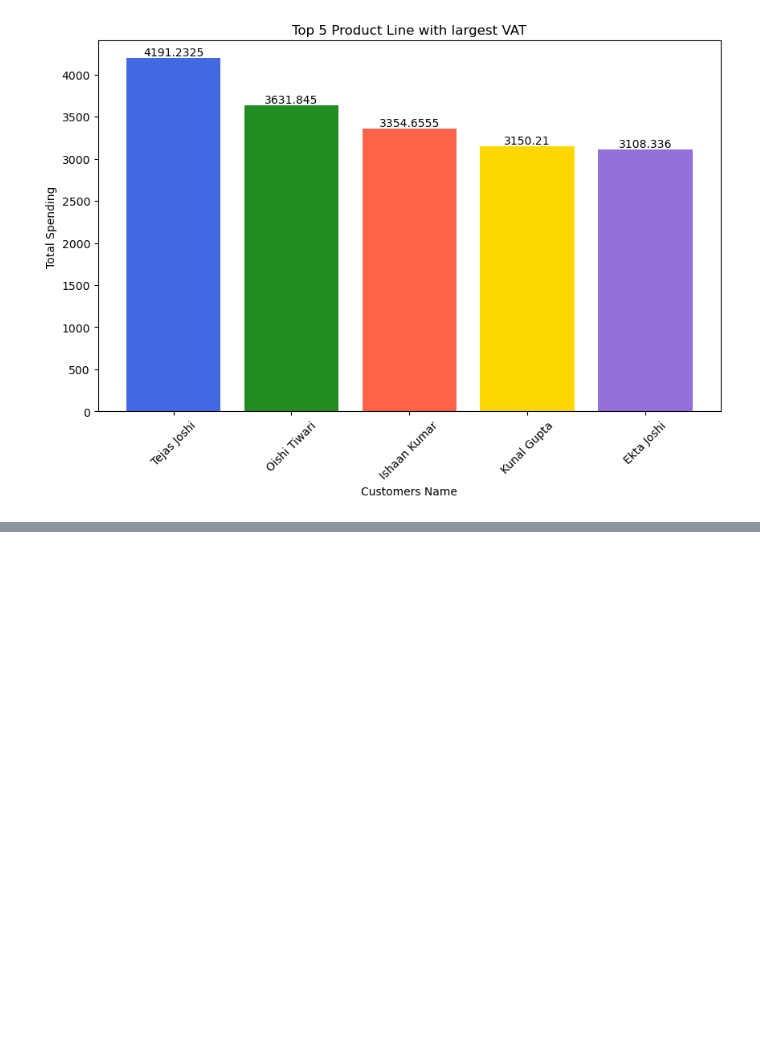
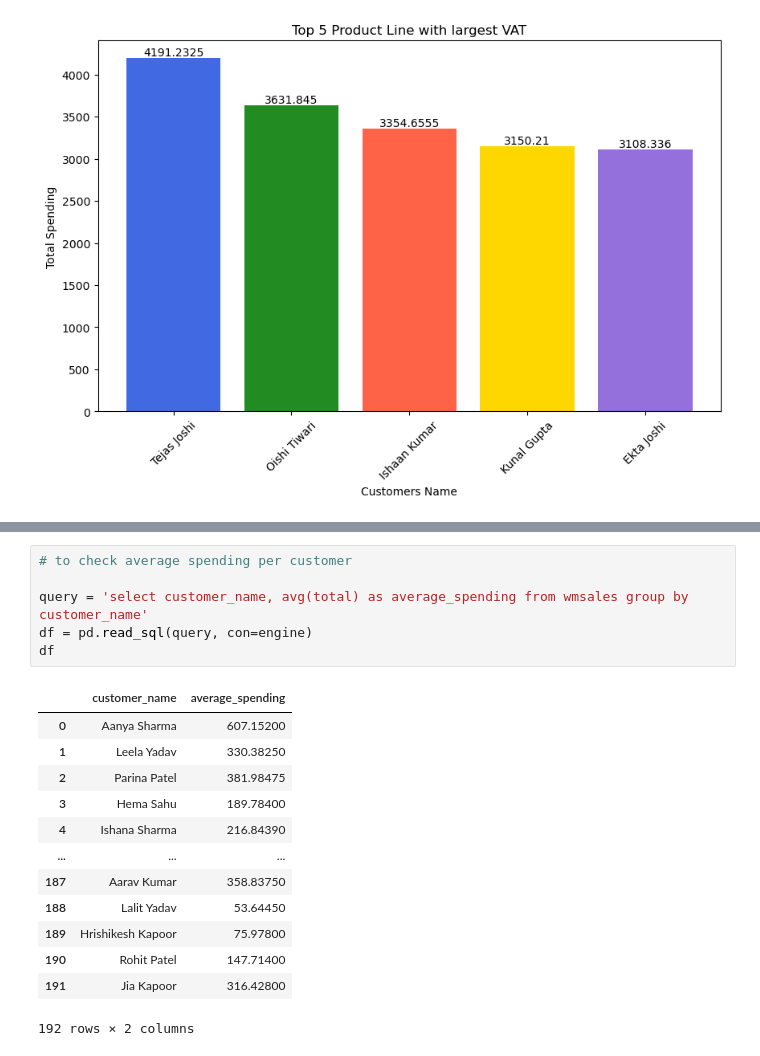
Before and after one commit to manthanvarma/walmart_sales_analysis, a Jupyter notebook: walmart_sales_analysis.ipynb, the cells around one changed output, grey strips where cells are left out. Drawn from its saved outputs; the diff is of its cells as text; blank space fills up the shorter version.

```diff
--- a/walmart_sales_analysis.ipynb
+++ b/walmart_sales_analysis.ipynb
@@ -523,0 +588,20 @@ plt.show()
+# %%
+# to check average spending per customer
+
+query = 'select customer_name, avg(total) as average_spending from wmsales group by customer_name'
+df = pd.read_sql(query, con=engine)
+df
+# %% [output]
+|  | customer_name | average_spending |
+| 0 | Aanya Sharma | 607.15200 |
+| 1 | Leela Yadav | 330.38250 |
+| 2 | Parina Patel | 381.98475 |
+| 3 | Hema Sahu | 189.78400 |
+| 4 | Ishana Sharma | 216.84390 |
+| ... | ... | ... |
+| 187 | Aarav Kumar | 358.83750 |
+| 188 | Lalit Yadav | 53.64450 |
+| 189 | Hrishikesh Kapoor | 75.97800 |
+| 190 | Rohit Patel | 147.71400 |
+| 191 | Jia Kapoor | 316.42800 |
+192 rows × 2 columns
```
Also changed, not shown: parts of 6 cells of this notebook, 1 other file.
